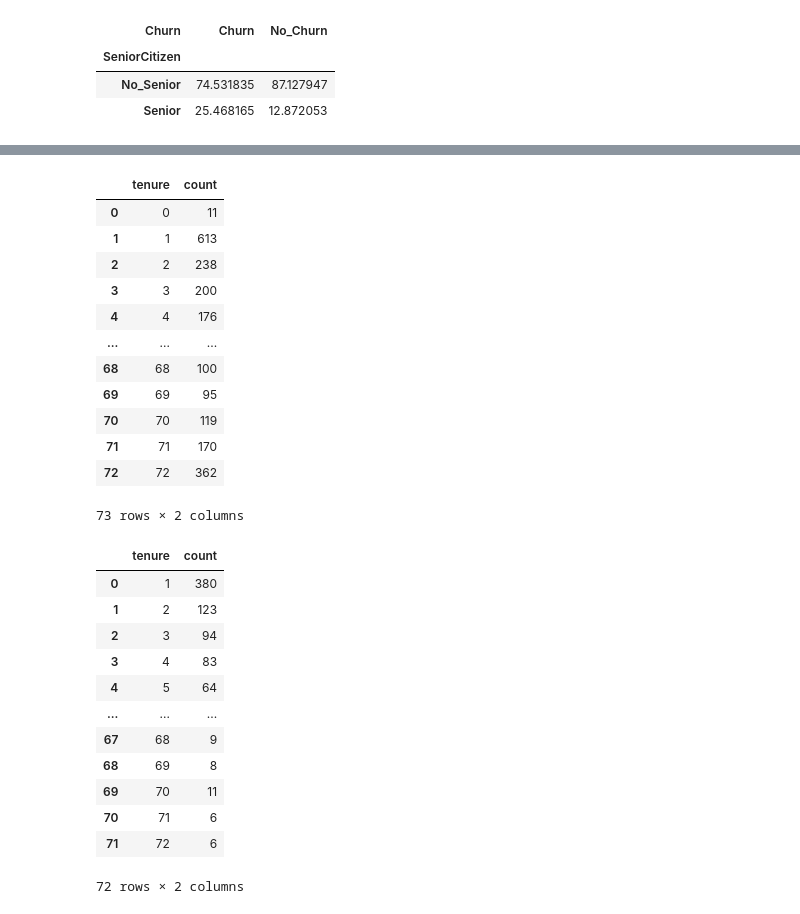
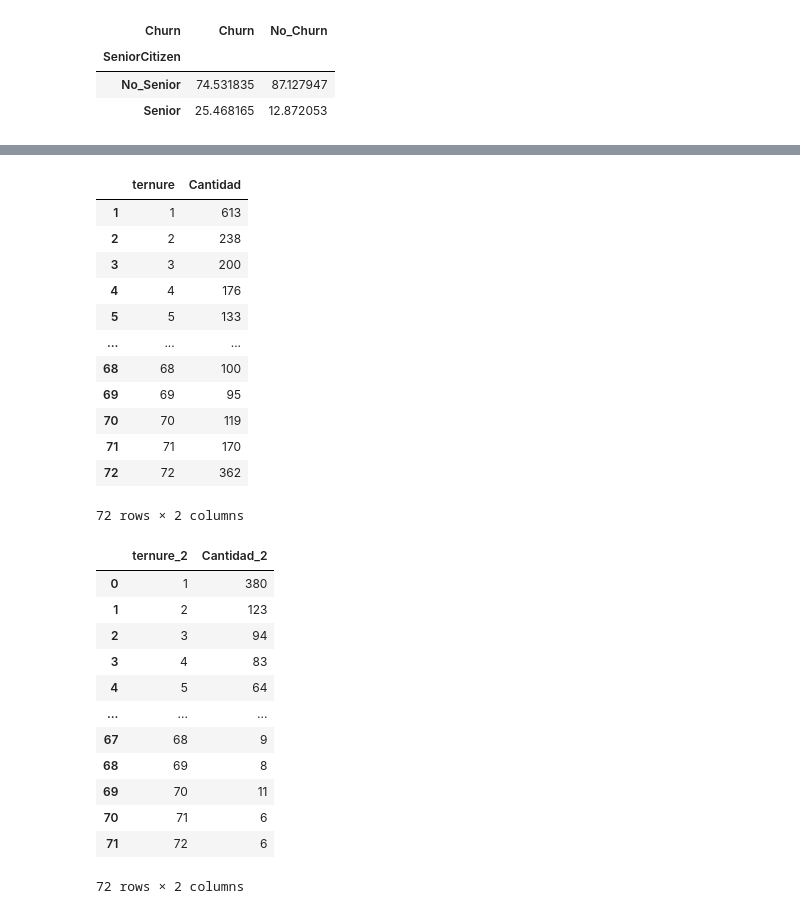
Before and after one commit to MiguelFigueroa02/Challenge_Telecom_X_Evasion_Clientes, a Jupyter notebook: telecomx_latam.ipynb, the cells around one changed output, grey strips where cells are left out. Drawn from its saved outputs; the diff is of its cells as text; code cells hidden in the pictures.

```diff
--- a/telecomx_latam.ipynb
+++ b/telecomx_latam.ipynb
@@ -941,25 +939,29 @@ fig_2.show()
 [interactive output not drawn]
 # %%
 test_df = datos_normalizados['tenure'].value_counts().sort_index().reset_index()
+test_df.columns= ['ternure','Cantidad']
+test_df=test_df.iloc[1:]
 test_df
 # %% [output]
-|  | tenure | count |
-| 0 | 0 | 11 |
+|  | ternure | Cantidad |
 | 1 | 1 | 613 |
 | 2 | 2 | 238 |
 | 3 | 3 | 200 |
 | 4 | 4 | 176 |
+| 5 | 5 | 133 |
 | ... | ... | ... |
 | 68 | 68 | 100 |
 | 69 | 69 | 95 |
 | 70 | 70 | 119 |
 | 71 | 71 | 170 |
 | 72 | 72 | 362 |
-73 rows × 2 columns
+72 rows × 2 columns
 # %%
-datos_normalizados[(datos_normalizados['Churn']==True)]['tenure'].value_counts().fillna(0).sort_index().reset_index(0)
+test_df_2= datos_normalizados[(datos_normalizados['Churn']==True)]['tenure'].value_counts().fillna(0).sort_index().reset_index(0)
+test_df_2.columns= ['ternure_2','Cantidad_2']
+test_df_2
 # %% [output]
-|  | tenure | count |
+|  | ternure_2 | Cantidad_2 |
 | 0 | 1 | 380 |
 | 1 | 2 | 123 |
 | 2 | 3 | 94 |
```
Also changed, not shown: parts of 2 cells of this notebook.
